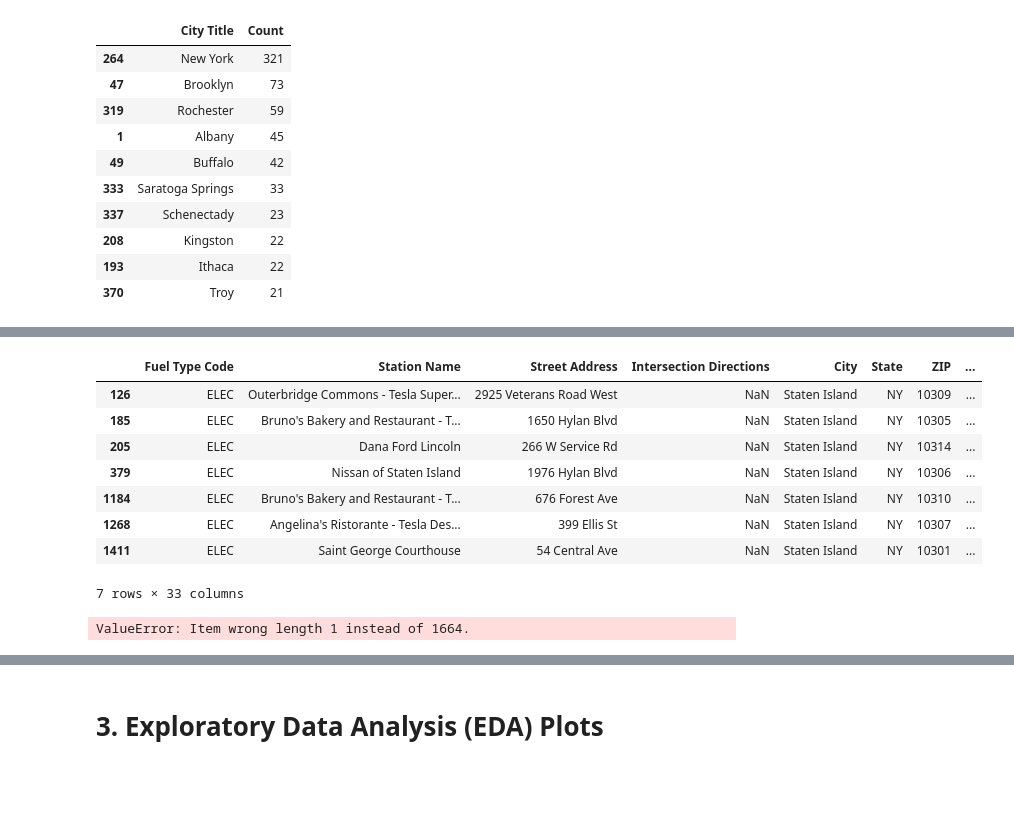
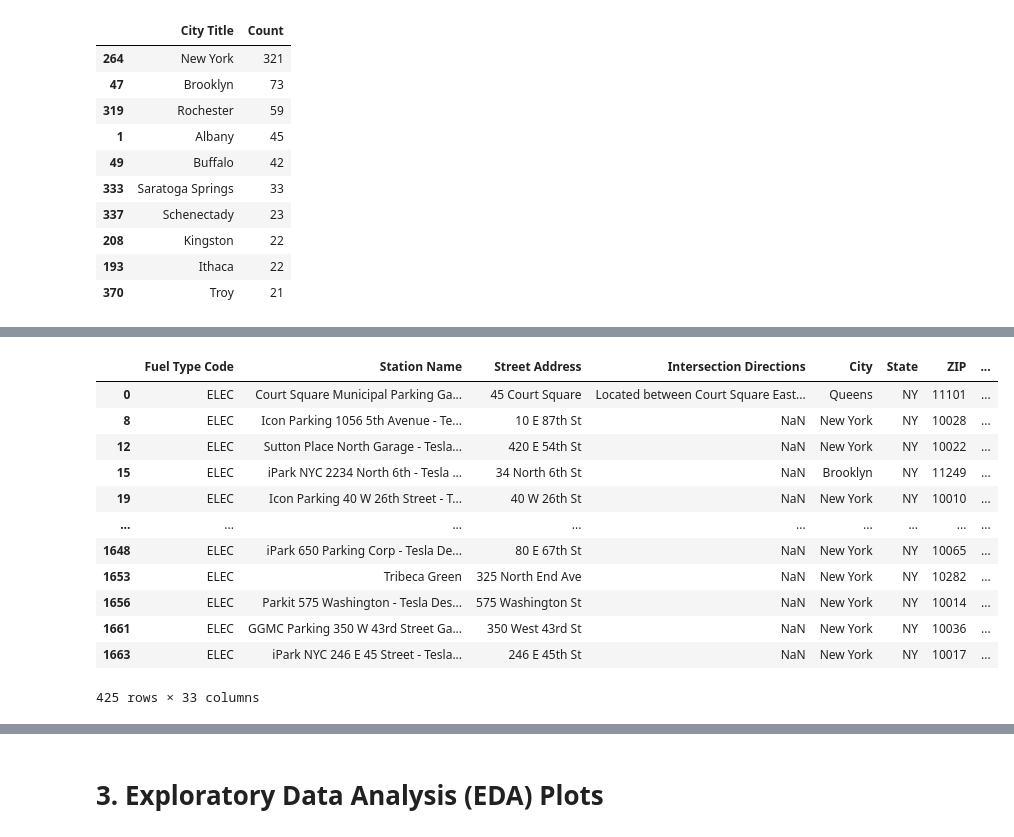
Before and after one commit to katkim0307/pratt-savi-810-2020-03-assignment_03, a Jupyter notebook: assignment_03.ipynb, the cells around one changed output, grey strips where cells are left out. Saved outputs shown, nothing was run; the diff lists cells and outputs as text; code cells hidden in the pictures; blank space fills up the shorter version.

```diff
--- a/assignment_03.ipynb
+++ b/assignment_03.ipynb
@@ -250,24 +231,24 @@ df[df['City Title'] == 'Bronx']
-# %%
-df[df['City Title'] == 'Staten Island']
-# %% [output]
-|  | Fuel Type Code | Station Name | Street Address | Intersection Directions | City | State | ZIP | ... |
-| 126 | ELEC | Outerbridge Commons - Tesla Super... | 2925 Veterans Road West | NaN | Staten Island | NY | 10309 | ... |
-| 185 | ELEC | Bruno's Bakery and Restaurant - T... | 1650 Hylan Blvd | NaN | Staten Island | NY | 10305 | ... |
-| 205 | ELEC | Dana Ford Lincoln | 266 W Service Rd | NaN | Staten Island | NY | 10314 | ... |
-| 379 | ELEC | Nissan of Staten Island | 1976 Hylan Blvd | NaN | Staten Island | NY | 10306 | ... |
-| 1184 | ELEC | Bruno's Bakery and Restaurant - T... | 676 Forest Ave | NaN | Staten Island | NY | 10310 | ... |
-| 1268 | ELEC | Angelina's Ristorante - Tesla Des... | 399 Ellis St | NaN | Staten Island | NY | 10307 | ... |
-| 1411 | ELEC | Saint George Courthouse | 54 Central Ave | NaN | Staten Island | NY | 10301 | ... |
-7 rows × 33 columns
 # %%
 nyc_stations = df[
-    [df['City Title'] == 'New York'] or
-    [df['City Title'] == 'Bronx'] or
-    [df['City Title'] == 'Queens'] or
-    [df['City Title'] == 'Brooklyn'] or
-    [df['City Title'] == 'Staten Island']
+    (df['City Title'] == 'New York') |     # Why must use Bitwise Operator instead of Logical Operator?
+    (df['City Title'] == 'Bronx') |
+    (df['City Title'] == 'Queens') |
+    (df['City Title'] == 'Brooklyn') |
+    (df['City Title'] == 'Staten Island')
 ]
 
 nyc_stations
 # %% [output]
+|  | Fuel Type Code | Station Name | Street Address | Intersection Directions | City | State | ZIP | ... |
+| 0 | ELEC | Court Square Municipal Parking Ga... | 45 Court Square | Located between Court Square East... | Queens | NY | 11101 | ... |
+| 8 | ELEC | Icon Parking 1056 5th Avenue - Te... | 10 E 87th St | NaN | New York | NY | 10028 | ... |
+| 12 | ELEC | Sutton Place North Garage - Tesla... | 420 E 54th St | NaN | New York | NY | 10022 | ... |
+| 15 | ELEC | iPark NYC 2234 North 6th - Tesla ... | 34 North 6th St | NaN | Brooklyn | NY | 11249 | ... |
+| 19 | ELEC | Icon Parking 40 W 26th Street - T... | 40 W 26th St | NaN | New York | NY | 10010 | ... |
+| ... | ... | ... | ... | ... | ... | ... | ... | ... |
+| 1648 | ELEC | iPark 650 Parking Corp - Tesla De... | 80 E 67th St | NaN | New York | NY | 10065 | ... |
+| 1653 | ELEC | Tribeca Green | 325 North End Ave | NaN | New York | NY | 10282 | ... |
+| 1656 | ELEC | Parkit 575 Washington - Tesla Des... | 575 Washington St | NaN | New York | NY | 10014 | ... |
+| 1661 | ELEC | GGMC Parking 350 W 43rd Street Ga... | 350 West 43rd St | NaN | New York | NY | 10036 | ... |
+| 1663 | ELEC | iPark NYC 246 E 45 Street - Tesla... | 246 E 45th St | NaN | New York | NY | 10017 | ... |
-ValueError: Item wrong length 1 instead of 1664.
+425 rows × 33 columns
```
Also changed, not shown: parts of 8 cells of this notebook.
